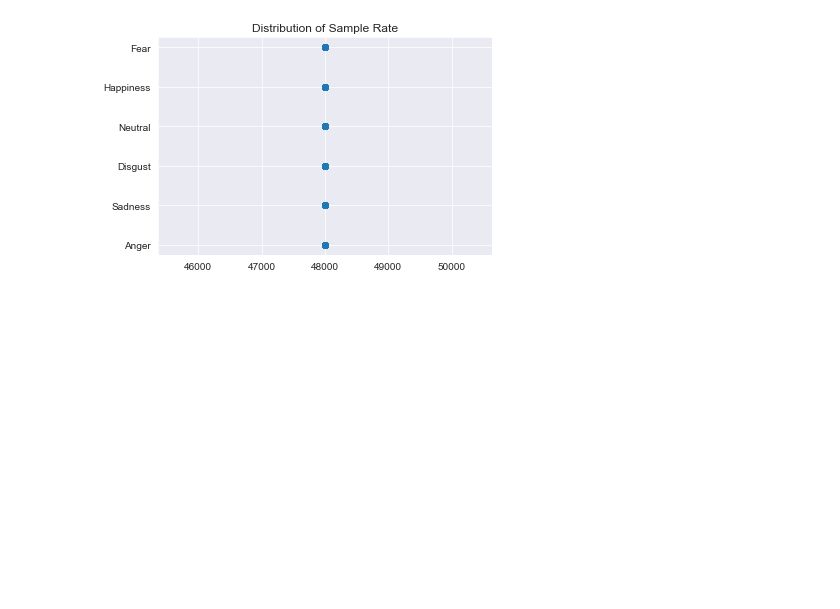
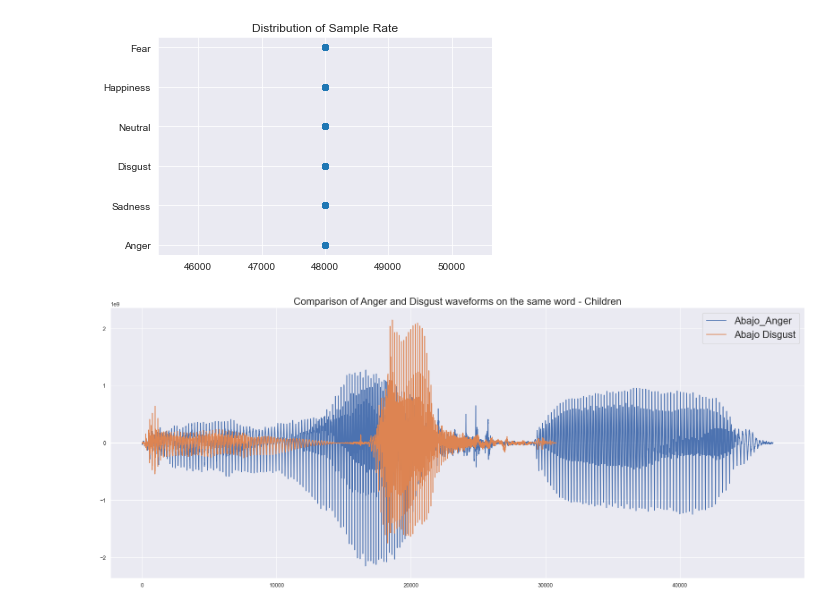
Before and after one commit to zhangjxCS/Multilingual-Speech-Emotion-Recognition-System, a Jupyter notebook: DataExploration/MESD_Exploration.ipynb, the cells around one changed output. Cells and saved outputs as stored; diff of their text form; code cells hidden in the pictures; blank space fills up the shorter version.

```diff
--- a/DataExploration/MESD_Exploration.ipynb
+++ b/DataExploration/MESD_Exploration.ipynb
@@ -161,3 +161,19 @@ plt.title("Distribution of Sample Rate")
 plt.show()
 # %% [output]
 [figure]
+# %%
+from scipy.io import wavfile
+
+sns.set()
+sample_rate_anger, data_anger = wavfile.read(DATA_NATURAL + "/Anger_C_A_abajo.wav")
+sample_rate_disgust, data_disgust = wavfile.read(DATA_NATURAL + "/Disgust_C_A_abajo.wav")
+
+plt.figure(figsize=(25, 10), dpi=80)
+plt.plot(data_anger, label = "Abajo_Anger")
+plt.plot(data_disgust, label = "Abajo Disgust")
+
+plt.title("Comparison of Anger and Disgust waveforms on the same word - Children", fontsize = 20)
+plt.legend(fontsize = 20)
+plt.show()
+# %% [output]
+[figure, added]
```
Also changed, not shown: parts of 18 cells of this notebook.
